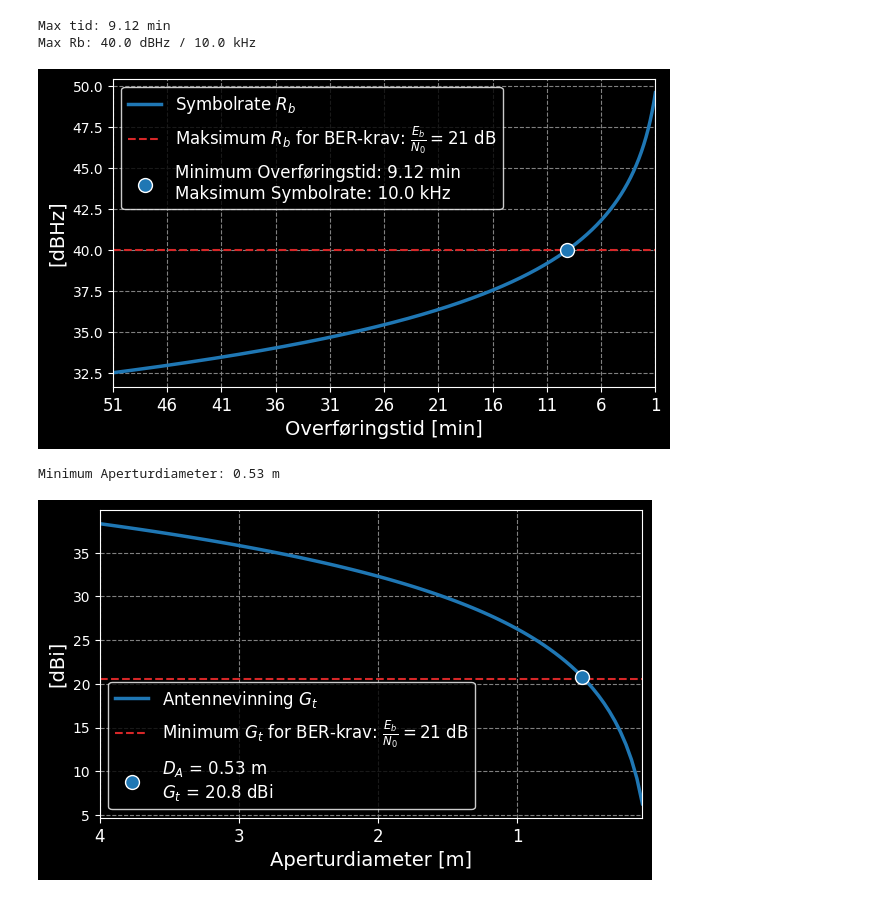
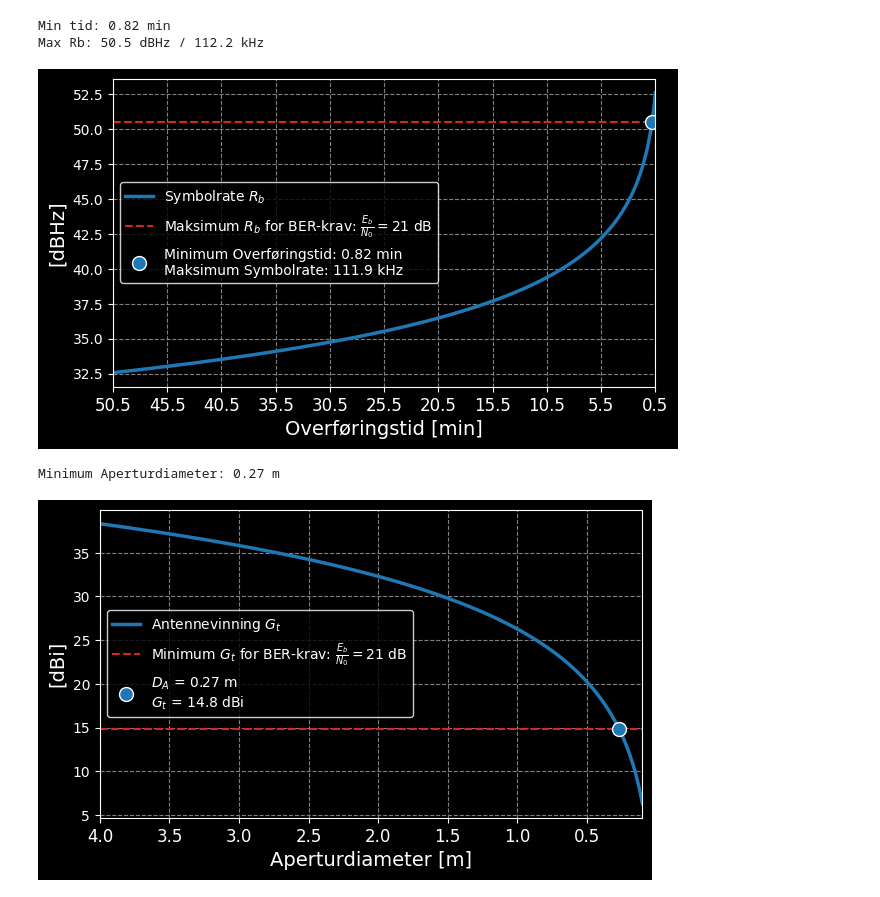
Before and after one commit to SkaugJr/TTK4852-EiT, a Jupyter notebook: Kommunikasjon/Linkbudsjett.ipynb, the cells around one changed output. Cells and saved outputs as stored; diff of their text form; code cells hidden in the pictures.

```diff
--- a/Kommunikasjon/Linkbudsjett.ipynb
+++ b/Kommunikasjon/Linkbudsjett.ipynb
@@ -8,48 +107,48 @@ Ls = 212.0 # dB
 L0 = 5.0 # dB
 G_r = 46.3 # dBi
 N0 = -202.4 # dBW/Hz
-Eb_N0_krav = 21.0 # dB
+Eb_N0_krav = 10.5 # dB
 Margin = 10 # dB
 Rb_max = EIRP - Ls - L0 + G_r - N0 - Eb_N0_krav - Margin # dBHz
 
-tid= np.linspace(1, 51, 10000) # min
+tid= np.linspace(0.5, 50.5, 10000) # min
 data_mengde = 5.47e6 # Symboler
 
 data_Rb = data_mengde / (tid * 60) # Baud
 data_Rb = 10 * np.log10(data_Rb) # dBHz
 
 # find the index of the first value in data_Rb that is less than Rb_max
 index = np.where(data_Rb < Rb_max)[0][0]
 
 # find the corresponding value in tid
 tid_min = tid[index] # min
-print(f"Max tid: {tid_min:.2f} min")
+print(f"Min tid: {tid_min:.2f} min")
 print(f"Max Rb: {Rb_max:.1f} dBHz / {10**(Rb_max/10)*1e-3:.1f} kHz")
 
 
 # --- PLOT ---
 plt.figure(figsize=(7, 4))
 plt.grid(True)
 
 # Plot middelverdiene etter small-scale fading
 plt.plot(tid, data_Rb, label=r'Symbolrate $R_b$', color='tab:blue', linewidth=2.5)
 plt.axhline(y=Rb_max, color='tab:red', linestyle='--', label=r'Maksimum $R_b$ for BER-krav: $\frac{E_b}{N_0} = 21$ dB',linewidth=1.5)
 # plot krysningspunkt
 plt.plot(tid[index], data_Rb[index], 'o', markersize=10, markeredgecolor='white', markerfacecolor='tab:blue', label=f"Minimum Overføringstid: {tid[index]:.2f} min \nMaksimum Symbolrate: {10**(data_Rb[index]/10)*1e-3:.1f} kHz")
 plt.grid(which='both', linestyle='--',  color='gray')
 plt.xlabel('Overføringstid [min]', fontsize=14)
 plt.ylabel('[dBHz]', fontsize=14)
 plt.xticks(np.arange(min(tid), max(tid)+1, 5), fontsize=12)
 plt.xlim([min(tid), max(tid)])
 # invert x axis
 plt.gca().invert_xaxis()
-plt.legend(loc='upper left', fontsize=12, edgecolor='white')
+plt.legend(loc='center left', fontsize=10, edgecolor='white')
 plt.savefig("Figurer/Link_symbolrate.pdf", bbox_inches="tight")
 plt.show()
 # %% [output]
-Max tid: 9.12 min
-Max Rb: 40.0 dBHz / 10.0 kHz
+Min tid: 0.82 min
+Max Rb: 50.5 dBHz / 112.2 kHz
-[figure, old version]
+[figure, new version]
 # %%
 import numpy as np
 import matplotlib.pyplot as plt
@@ -60,22 +159,28 @@ Ls = 212.0 # dB
 L0 = 5.0 # dB
 G_r = 46.3 # dBi
 N0 = -202.4 # dBW/Hz
-Eb_N0_krav = 21.0 # dB
+Eb_N0_krav = 10.5 # dB
 Margin = 10 # dB
-Rb = 32.6 # dBHz
+Rb = 37.4 # dBHz
 
 G_t_min = -P_t + Eb_N0_krav + N0 + Ls + L0 - G_r + Rb + Margin # dBi
 
 eta = 0.8 # Antenneeffektivitet
 f= 2.2e9 # Hz
 c= 3e8 # m/s
+R_earth_moon = 3.844e8 # m
 
-D_a = np.linspace(0.1, 4, 100) # m
+D_a = np.linspace(0.1, 4, 10000) # m
 G_t = 10*np.log10(eta * (np.pi * D_a * f / c)**2) # dBi
 
 # finn D_a der G_t er lik G_t_min
 index = np.where(G_t > G_t_min)[0][0]
 D_a_min = D_a[index] # m
+
+#theta = 70 * c/(D_a*f)
+#print(np.deg2rad(theta))
+#_theta = 2*R_earth_moon * np.tan(np.deg2rad(theta)/2) *1e-3 # km
+
 
 print(f"Minimum Aperturdiameter: {D_a_min:.2f} m")
 # --- PLOT ---
@@ -90,13 +195,13 @@ plt.plot(D_a[index], G_t[index], 'o', markersize=10, markeredgecolor='white', ma
 plt.grid(which='both', linestyle='--',  color='gray')
 plt.xlabel('Aperturdiameter [m]', fontsize=14)
 plt.ylabel('[dBi]', fontsize=14)
-plt.xticks(np.arange(0, 10+0.1, 1), fontsize=12)
+plt.xticks(np.arange(0, 10+0.1, 0.5), fontsize=12)
 plt.xlim([min(D_a), max(D_a)])
 # invert x axis
 plt.gca().invert_xaxis()
-plt.legend(loc='lower left', fontsize=12, edgecolor='white')
+plt.legend(loc='center left', fontsize=10, edgecolor='white')
 plt.savefig("Figurer/Link_antenne.pdf", bbox_inches="tight")
 plt.show()
 # %% [output]
-Minimum Aperturdiameter: 0.53 m
+Minimum Aperturdiameter: 0.27 m
-[figure, old version]
+[figure, new version]
```
Also changed, not shown: parts of 1 cell of this notebook, 3 other files.
